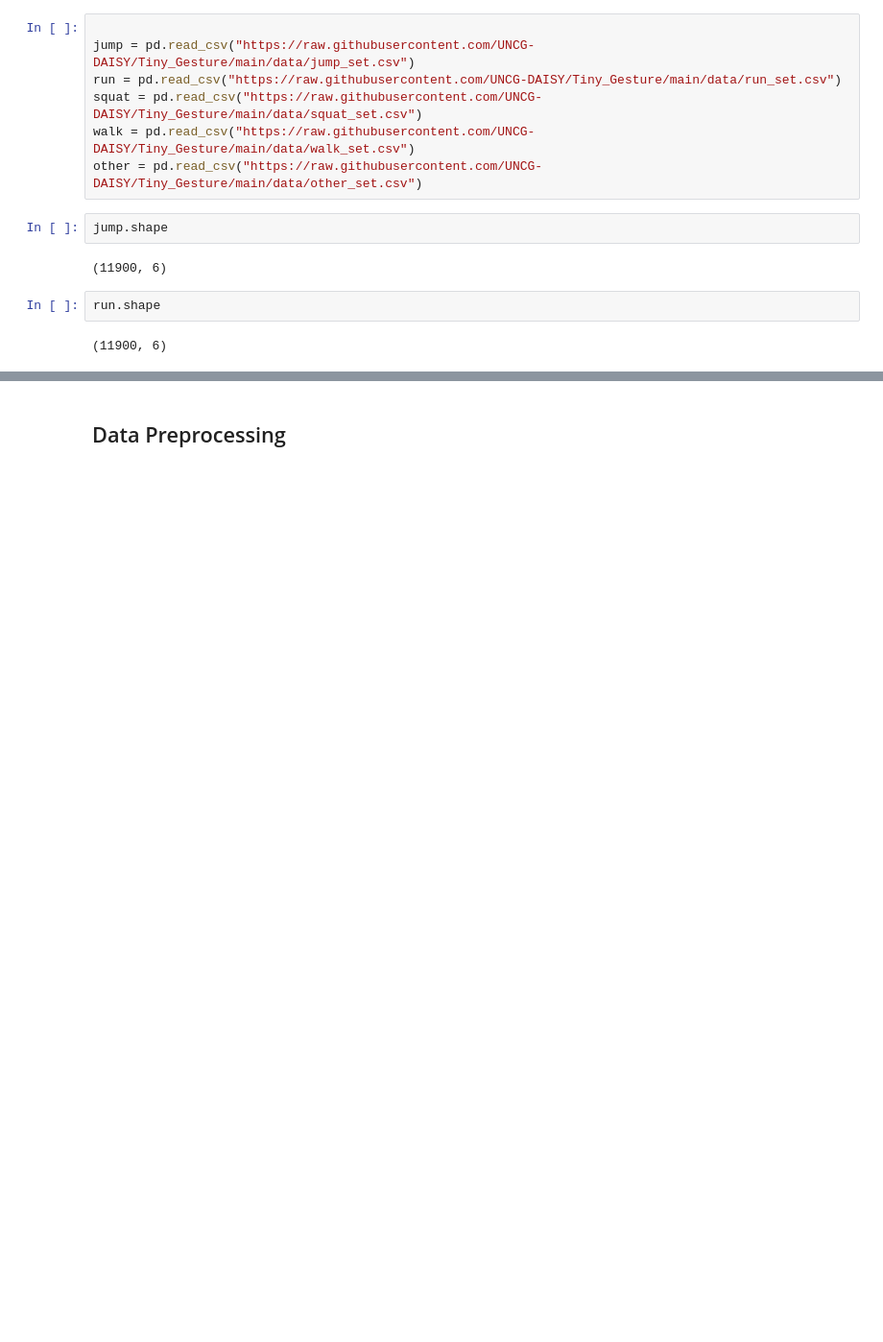
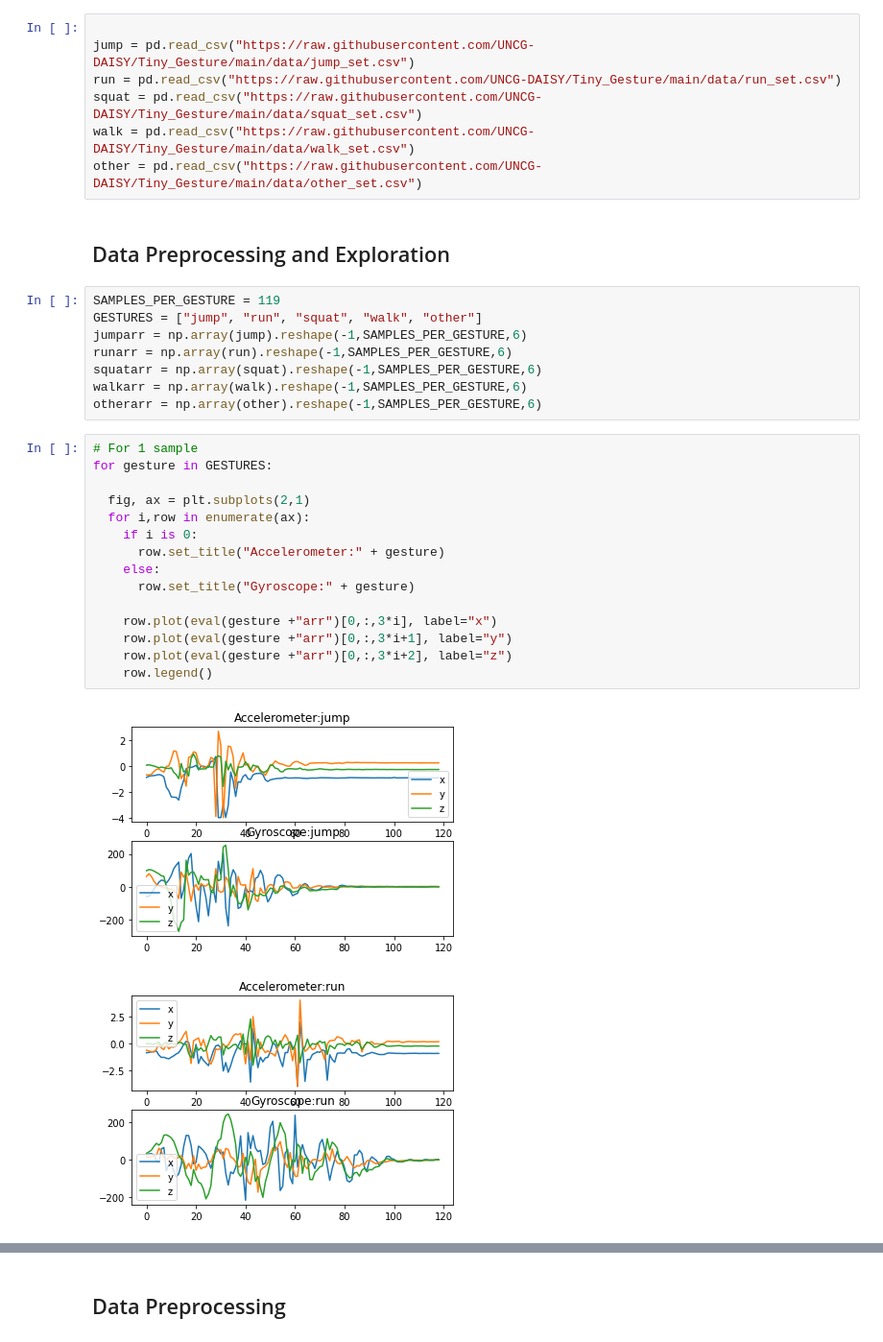
Before and after one commit to SidharthArya/Deep_Learning_Class_Manit, a Jupyter notebook: Lab/001_Implementing_Gesture_Classifier_with_tensorflow.ipynb, the cells around one changed output, grey strips where cells are left out. Shown at 96% size. Drawn from its saved outputs; the diff is of its cells as text; blank space fills up the shorter version.

```diff
--- a/Lab/001_Implementing_Gesture_Classifier_with_tensorflow.ipynb
+++ b/Lab/001_Implementing_Gesture_Classifier_with_tensorflow.ipynb
@@ -14,11 +16,31 @@ run = pd.read_csv("https://raw.githubusercontent.com/UNCG-DAISY/Tiny_Gesture/mai
 squat = pd.read_csv("https://raw.githubusercontent.com/UNCG-DAISY/Tiny_Gesture/main/data/squat_set.csv")
 walk = pd.read_csv("https://raw.githubusercontent.com/UNCG-DAISY/Tiny_Gesture/main/data/walk_set.csv")
 other = pd.read_csv("https://raw.githubusercontent.com/UNCG-DAISY/Tiny_Gesture/main/data/other_set.csv")
-# %%
-jump.shape
-# %% [output]
-(11900, 6)
-# %%
-run.shape
-# %% [output]
-(11900, 6)
+# %% [markdown]
+## Data Preprocessing and Exploration
+# %%
+SAMPLES_PER_GESTURE = 119
+GESTURES = ["jump", "run", "squat", "walk", "other"]
+jumparr = np.array(jump).reshape(-1,SAMPLES_PER_GESTURE,6)
+runarr = np.array(run).reshape(-1,SAMPLES_PER_GESTURE,6)
+squatarr = np.array(squat).reshape(-1,SAMPLES_PER_GESTURE,6)
+walkarr = np.array(walk).reshape(-1,SAMPLES_PER_GESTURE,6)
+otherarr = np.array(other).reshape(-1,SAMPLES_PER_GESTURE,6)
+# %%
+# For 1 sample
+for gesture in GESTURES:
+
+  fig, ax = plt.subplots(2,1)
+  for i,row in enumerate(ax):
+    if i is 0:
+      row.set_title("Accelerometer:" + gesture)
+    else:
+      row.set_title("Gyroscope:" + gesture)
+
+    row.plot(eval(gesture +"arr")[0,:,3*i], label="x")
+    row.plot(eval(gesture +"arr")[0,:,3*i+1], label="y")
+    row.plot(eval(gesture +"arr")[0,:,3*i+2], label="z")
+    row.legend()
+# %% [output]
+[figure, added]
+[figure, added]
```
Also changed, not shown: parts of 37 cells of this notebook.
